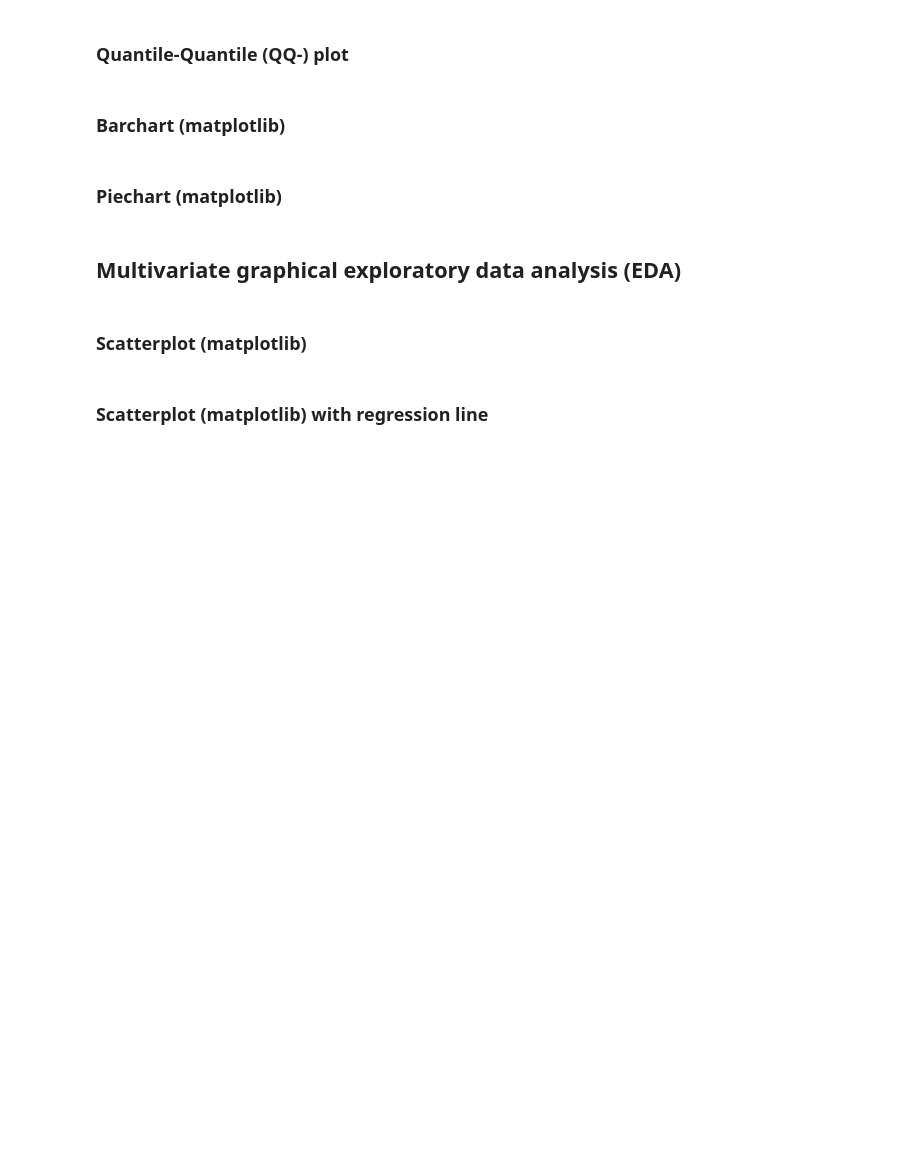
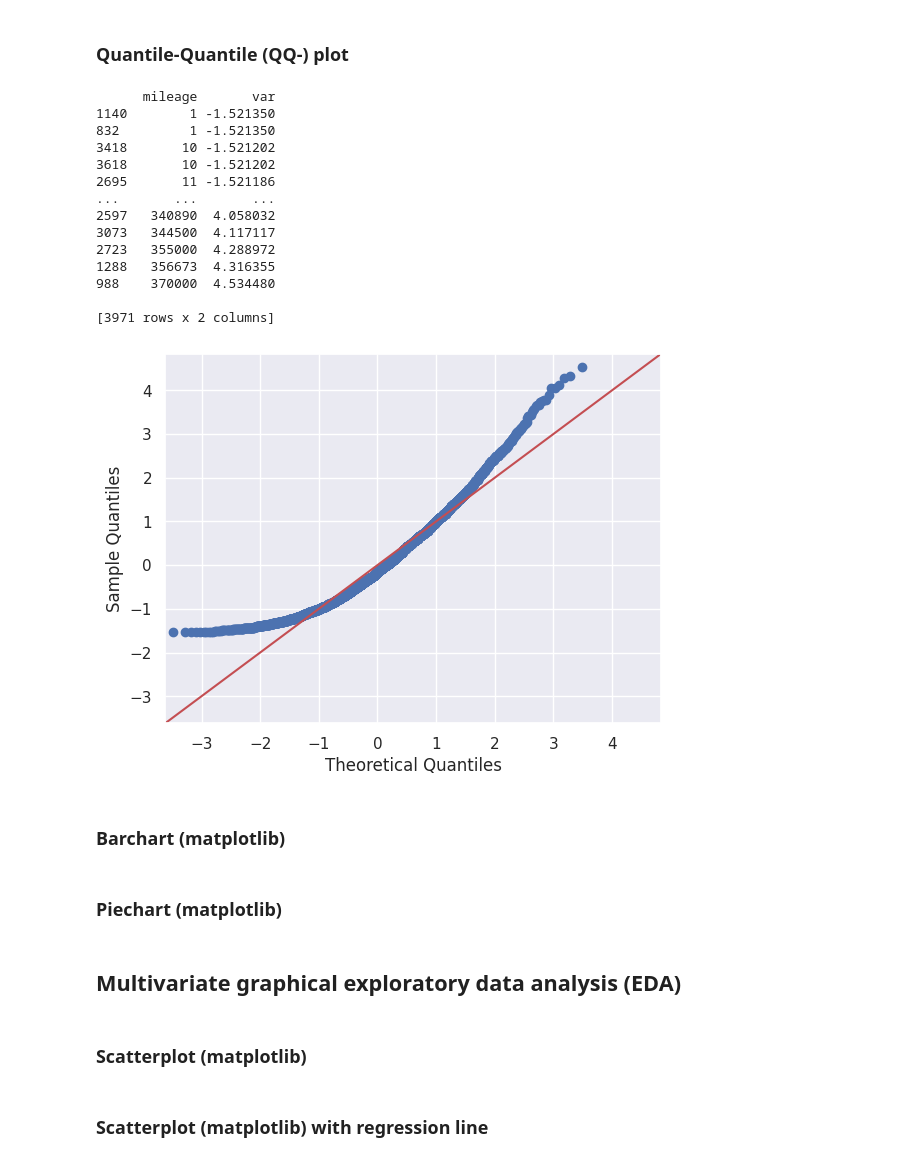
Before and after one commit to migifor-forstmi4/python_exploratory_data_analysis, a Jupyter notebook: exploratory_data_analysis_car_data.ipynb, the cells around one changed output. Cells and saved outputs as stored; diff of their text form; code cells hidden in the pictures; blank space fills up the shorter version.

```diff
--- a/exploratory_data_analysis_car_data.ipynb
+++ b/exploratory_data_analysis_car_data.ipynb
@@ -408,3 +410,34 @@ plt.show()
+# %%
+# Create qqplot of the variable mileage
+x = 'mileage'
+df_qq = df                      #definiert die DataFrame df_qq als Kopie der DataFrame df
+df_qq['var'] = (df[x]-df[x].mean()) / df[x].std()       #diese Codezeile standardisiert die Variable 'mileage', indem der Mittelwert subtrahiert und durch die Standardabweichung geteilt wird
+
+print(df_qq.sort_values('var')[['mileage', 'var']])     #dieser Code sortiert die DataFrame df_qq nach der standardisierten Variable 'var' und zeigt die Spalten 'mileage' und 'var' an
+
+# Plot
+sm.qqplot(df_qq['var'], line ='45')   #erstellt ein QQ-Plot der standardisierten Variable 'var' mit einer Referenzlinie bei 45 Grad
+plt.show()
+
+
+#der Quantile-Quantile-Plot (QQ-Plot) ist ein grafisches Werkzeug, um zu beurteilen, ob eine Stichprobe aus einer bestimmten Verteilung stammt.
+#wenn die Punkte im QQ-Plot nahe an der Referenzlinie liegen, deutet dies darauf hin, dass die Stichprobe aus der angenommenen Verteilung stammt.
+# %% [output]
+      mileage       var
+1140        1 -1.521350
+832         1 -1.521350
+3418       10 -1.521202
+3618       10 -1.521202
+2695       11 -1.521186
+...       ...       ...
+2597   340890  4.058032
+3073   344500  4.117117
+2723   355000  4.288972
+1288   356673  4.316355
+988    370000  4.534480
+
+[3971 rows x 2 columns]
+[figure, added]
 # %% [markdown]
 ### Barchart  (matplotlib)
 # %%
```
Also changed, not shown: parts of 3 cells of this notebook.
